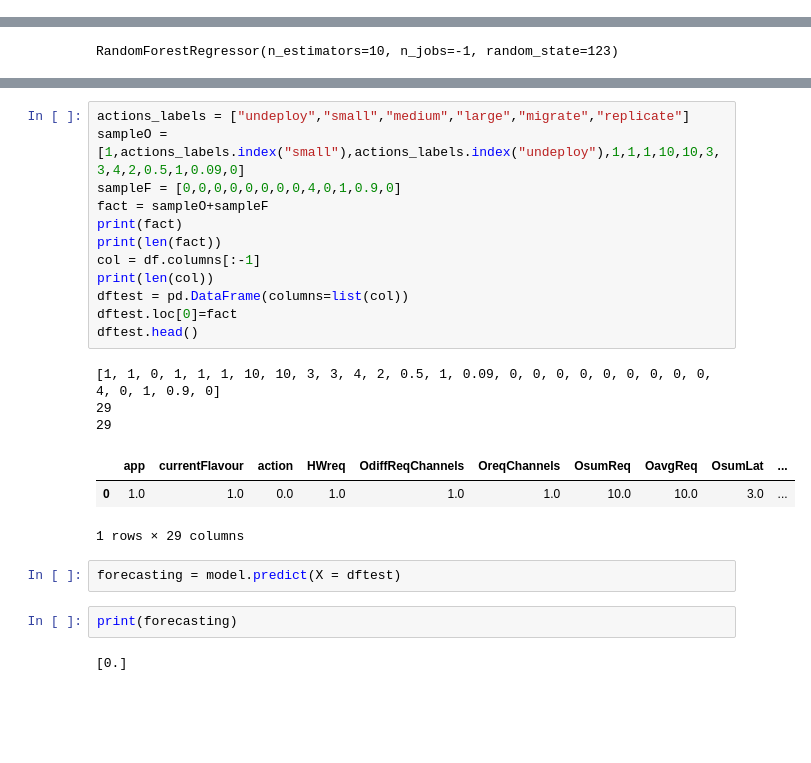
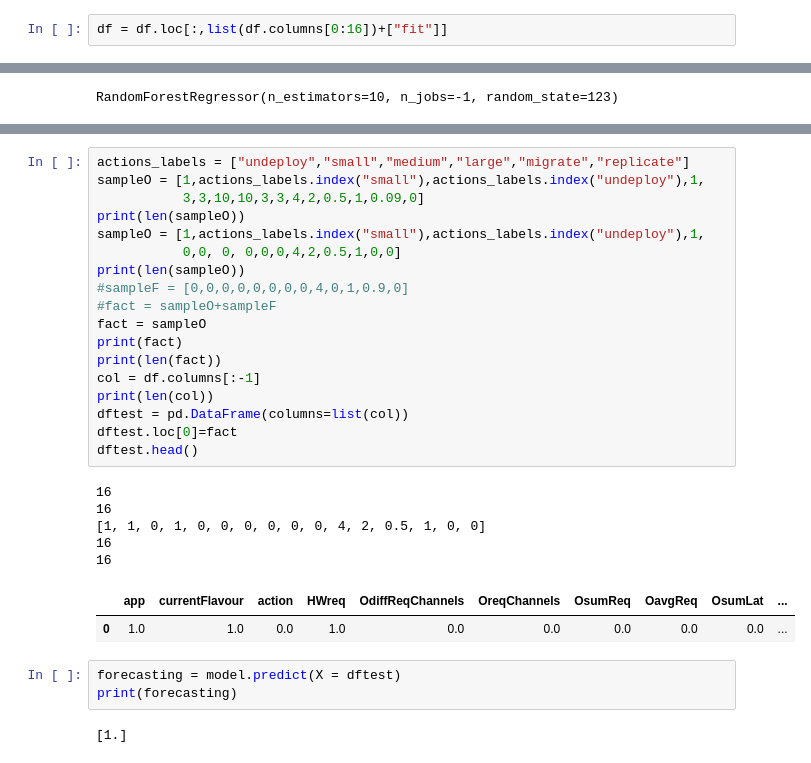
Before and after one commit to acsicuib/Bowser, a Jupyter notebook: notebooks/DeepMario_RF_withSimulationSamples.ipynb, the cells around one changed output, grey strips where cells are left out. Drawn from its saved outputs; the diff is of its cells as text; blank space fills up the shorter version.

```diff
--- a/notebooks/DeepMario_RF_withSimulationSamples.ipynb
+++ b/notebooks/DeepMario_RF_withSimulationSamples.ipynb
@@ -45,6 +65,8 @@ df.head()
 5 rows × 31 columns
 # %%
 df = df.drop(columns="sim")
+# %%
+df = df.loc[:,list(df.columns[0:16])+["fit"]]
 # %%
 X_train, X_test, y_train, y_test = train_test_split(
                                         df.drop(columns = "fit"),
@@ -167,26 +186,32 @@ Index(['app', 'currentFlavour', 'action', 'HWreq', 'OdiffReqChannels',
       dtype='object')
 # %%
 actions_labels = ["undeploy","small","medium","large","migrate","replicate"]
-sampleO = [1,actions_labels.index("small"),actions_labels.index("undeploy"),1,1,1,10,10,3,3,4,2,0.5,1,0.09,0]
-sampleF = [0,0,0,0,0,0,0,0,4,0,1,0.9,0]
-fact = sampleO+sampleF
+sampleO = [1,actions_labels.index("small"),actions_labels.index("undeploy"),1,
+           3,3,10,10,3,3,4,2,0.5,1,0.09,0]
+print(len(sampleO))
+sampleO = [1,actions_labels.index("small"),actions_labels.index("undeploy"),1,
+           0,0, 0, 0,0,0,4,2,0.5,1,0,0]
+print(len(sampleO))
+#sampleF = [0,0,0,0,0,0,0,0,4,0,1,0.9,0]
+#fact = sampleO+sampleF
+fact = sampleO
 print(fact)
 print(len(fact))
 col = df.columns[:-1]
 print(len(col))
 dftest = pd.DataFrame(columns=list(col))
 dftest.loc[0]=fact
 dftest.head()
 # %% [output]
-[1, 1, 0, 1, 1, 1, 10, 10, 3, 3, 4, 2, 0.5, 1, 0.09, 0, 0, 0, 0, 0, 0, 0, 0, 0, 4, 0, 1, 0.9, 0]
-29
-29
+16
+16
+[1, 1, 0, 1, 0, 0, 0, 0, 0, 0, 4, 2, 0.5, 1, 0, 0]
+16
+16
 |  | app | currentFlavour | action | HWreq | OdiffReqChannels | OreqChannels | OsumReq | OavgReq | OsumLat | ... |
-| 0 | 1.0 | 1.0 | 0.0 | 1.0 | 1.0 | 1.0 | 10.0 | 10.0 | 3.0 | ... |
+| 0 | 1.0 | 1.0 | 0.0 | 1.0 | 0.0 | 0.0 | 0.0 | 0.0 | 0.0 | ... |
-1 rows × 29 columns
 # %%
 forecasting = model.predict(X = dftest)
+print(forecasting)
+# %% [output]
+[1.]
-# %%
-print(forecasting)
-# %% [output]
-[0.]
```
Also changed, not shown: parts of 10 cells of this notebook, 3 other files.
